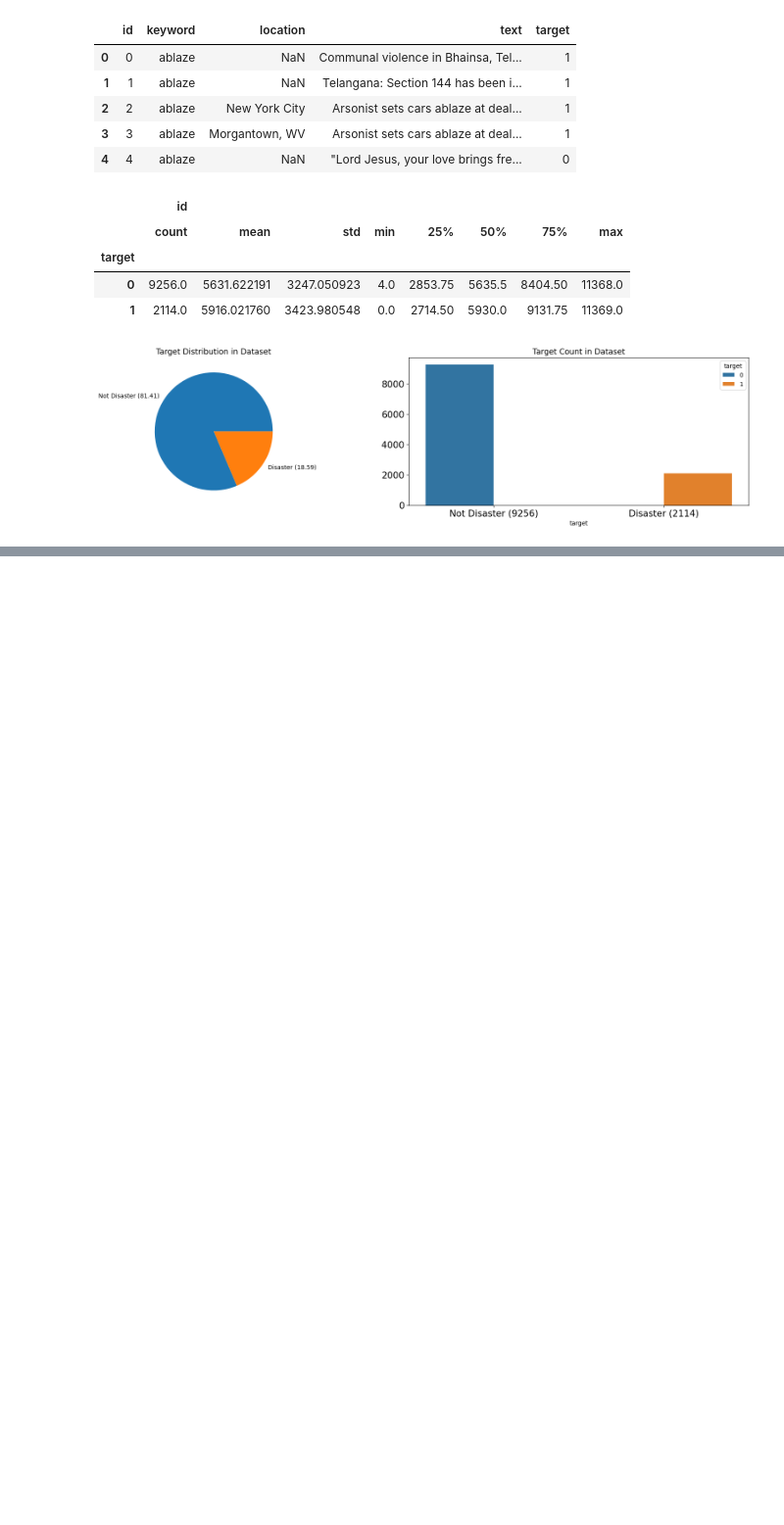
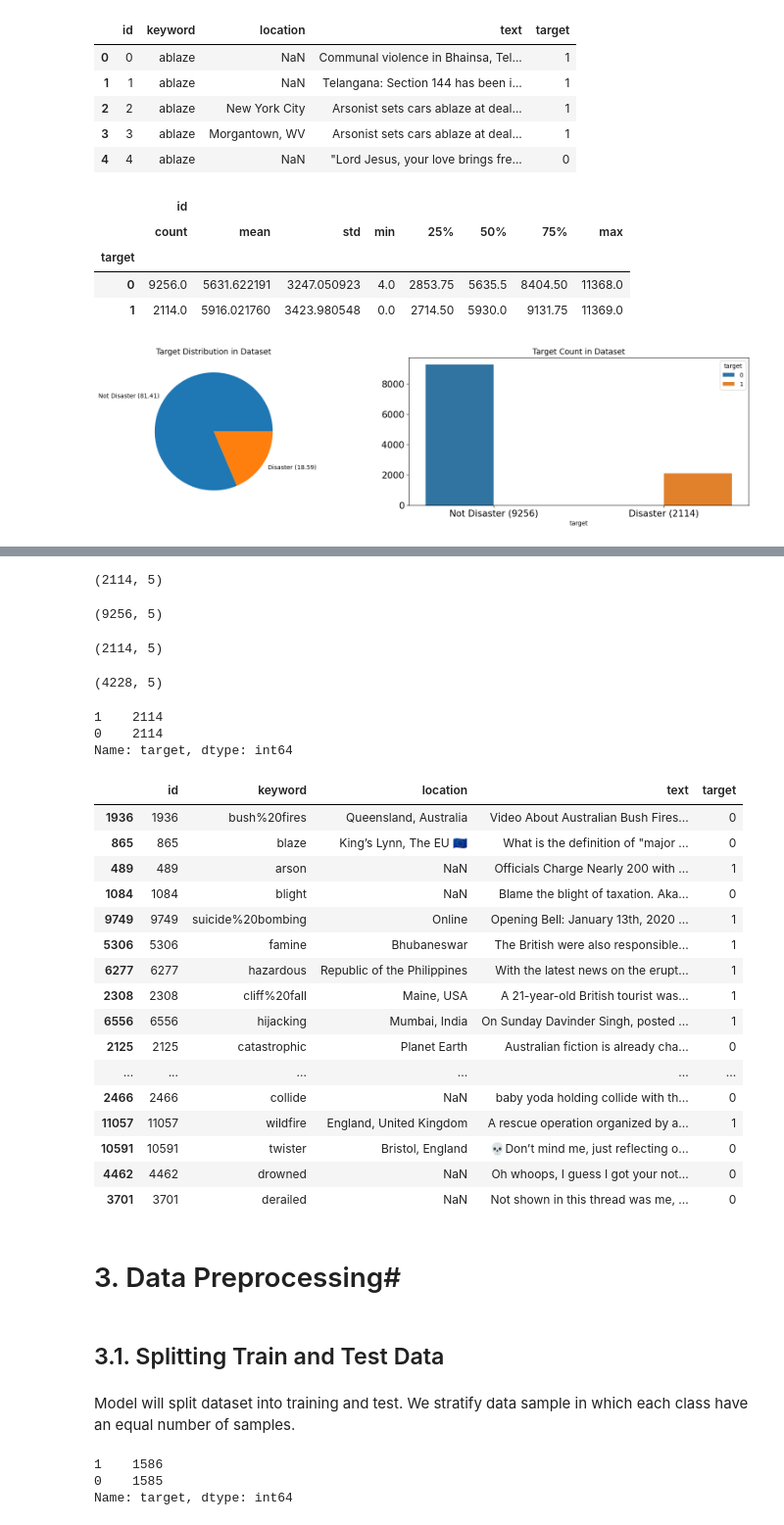
Before and after one commit to barkhahbpp/tweetdisasterbert, a Jupyter notebook: bert_disaster_tweet_classification.ipynb, the cells around one changed output, grey strips where cells are left out. Shown: that part at 98% size. Saved outputs shown, nothing was run; the diff lists cells and outputs as text; code cells hidden in the pictures; blank space fills up the shorter version.

```diff
--- a/bert_disaster_tweet_classification.ipynb
+++ b/bert_disaster_tweet_classification.ipynb
@@ -119,0 +124,52 @@ plt.show()
+# %%
+disaster_df = twdisaster_df[twdisaster_df['target']==1]
+disaster_df.shape
+# %% [output]
+(2114, 5)
+# %%
+nondisaster_df = twdisaster_df[twdisaster_df['target']==0]
+nondisaster_df.shape
+# %% [output]
+(9256, 5)
+# %%
+downsampled_nondisaster_df = nondisaster_df.sample(disaster_df.shape[0])
+downsampled_nondisaster_df.shape
+# %% [output]
+(2114, 5)
+# %%
+balanced_df = pd.concat([disaster_df, downsampled_nondisaster_df])
+balanced_df.shape
+# %% [output]
+(4228, 5)
+# %%
+balanced_df['target'].value_counts()
+# %% [output]
+1    2114
+0    2114
+Name: target, dtype: int64
+# %%
+balanced_df.sample(20)
+# %% [output]
+|  | id | keyword | location | text | target |
+| 1936 | 1936 | bush%20fires | Queensland, Australia | Video About Australian Bush Fires... | 0 |
+| 865 | 865 | blaze | King’s Lynn, The EU 🇪🇺 | What is the definition of "major ... | 0 |
+| 489 | 489 | arson | NaN | Officials Charge Nearly 200 with ... | 1 |
+| 1084 | 1084 | blight | NaN | Blame the blight of taxation. Aka... | 0 |
+| 9749 | 9749 | suicide%20bombing | Online | Opening Bell: January 13th, 2020 ... | 1 |
+| 5306 | 5306 | famine | Bhubaneswar | The British were also responsible... | 1 |
+| 6277 | 6277 | hazardous | Republic of the Philippines | With the latest news on the erupt... | 1 |
+| 2308 | 2308 | cliff%20fall | Maine, USA | A 21-year-old British tourist was... | 1 |
+| 6556 | 6556 | hijacking | Mumbai, India | On Sunday Davinder Singh, posted ... | 1 |
+| 2125 | 2125 | catastrophic | Planet Earth | Australian fiction is already cha... | 0 |
+| ... | ... | ... | ... | ... | ... |
+| 2466 | 2466 | collide | NaN | baby yoda holding collide with th... | 0 |
+| 11057 | 11057 | wildfire | England, United Kingdom | A rescue operation organized by a... | 1 |
+| 10591 | 10591 | twister | Bristol, England | 💀Don’t mind me, just reflecting o... | 0 |
+| 4462 | 4462 | drowned | NaN | Oh whoops, I guess I got your not... | 0 |
+| 3701 | 3701 | derailed | NaN | Not shown in this thread was me, ... | 0 |
+# %% [markdown]
+# 3. Data Preprocessing#
+# %% [markdown]
+## 3.1. Splitting Train and Test Data
+# %% [markdown]
+Model will split dataset into training and test. We stratify data sample in which each class have an equal number of samples.
@@ -119,0 +180,6 @@ plt.show()
+# %%
+y_train.value_counts()
+# %% [output]
+1    1586
+0    1585
+Name: target, dtype: int64
```
Also changed, not shown: parts of 28 cells of this notebook.
